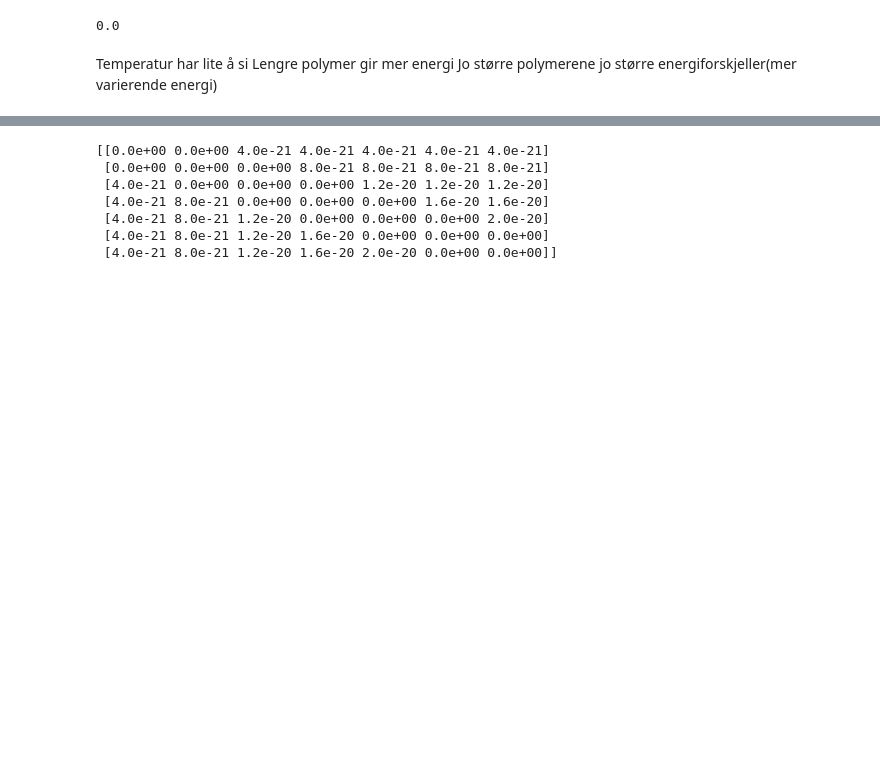
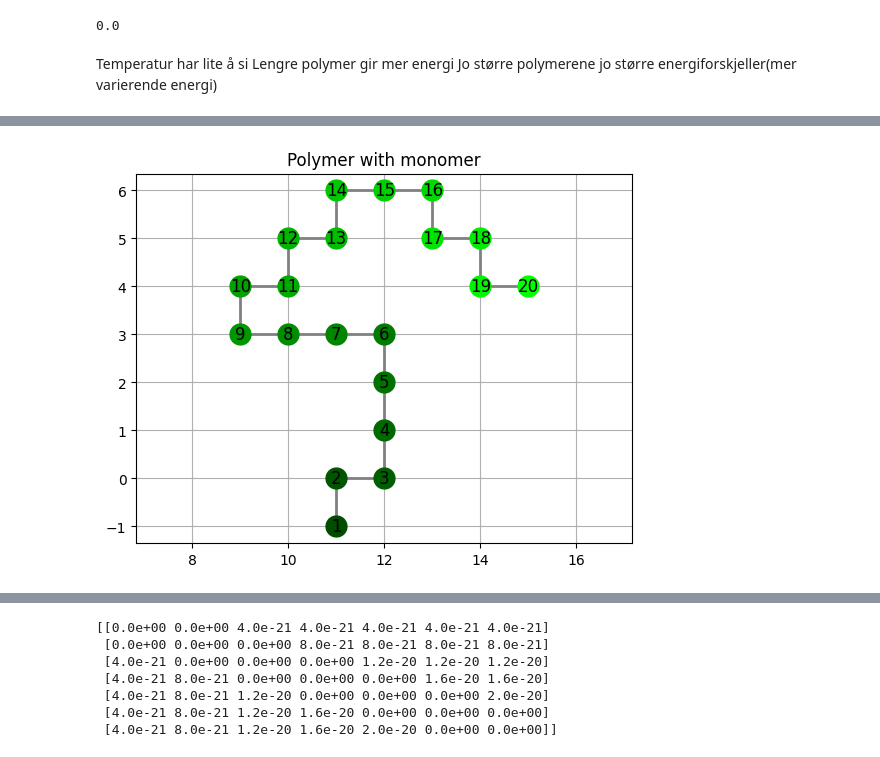
Before and after one commit to hannaroed/Vitber-bio, a Jupyter notebook: bio.ipynb, the cells around one changed output, grey strips where cells are left out. Saved outputs shown, nothing was run; the diff lists cells and outputs as text; code cells hidden in the pictures; blank space fills up the shorter version.

```diff
--- a/bio.ipynb
+++ b/bio.ipynb
@@ -407,3 +432,8 @@ plt.show()
+# %%
+polymer_low_temp = simulate_energy(init_polymer(20), t, V_1, T_low)[0]
+plot_polymer(polymer_low_temp)
+# %% [output]
+[figure, added]
 # %%
 # 2c) Illustrer sluttposisjonen til de to polymerene fra simuleringen i 2b
 
```
Also changed, not shown: parts of 16 cells of this notebook.
